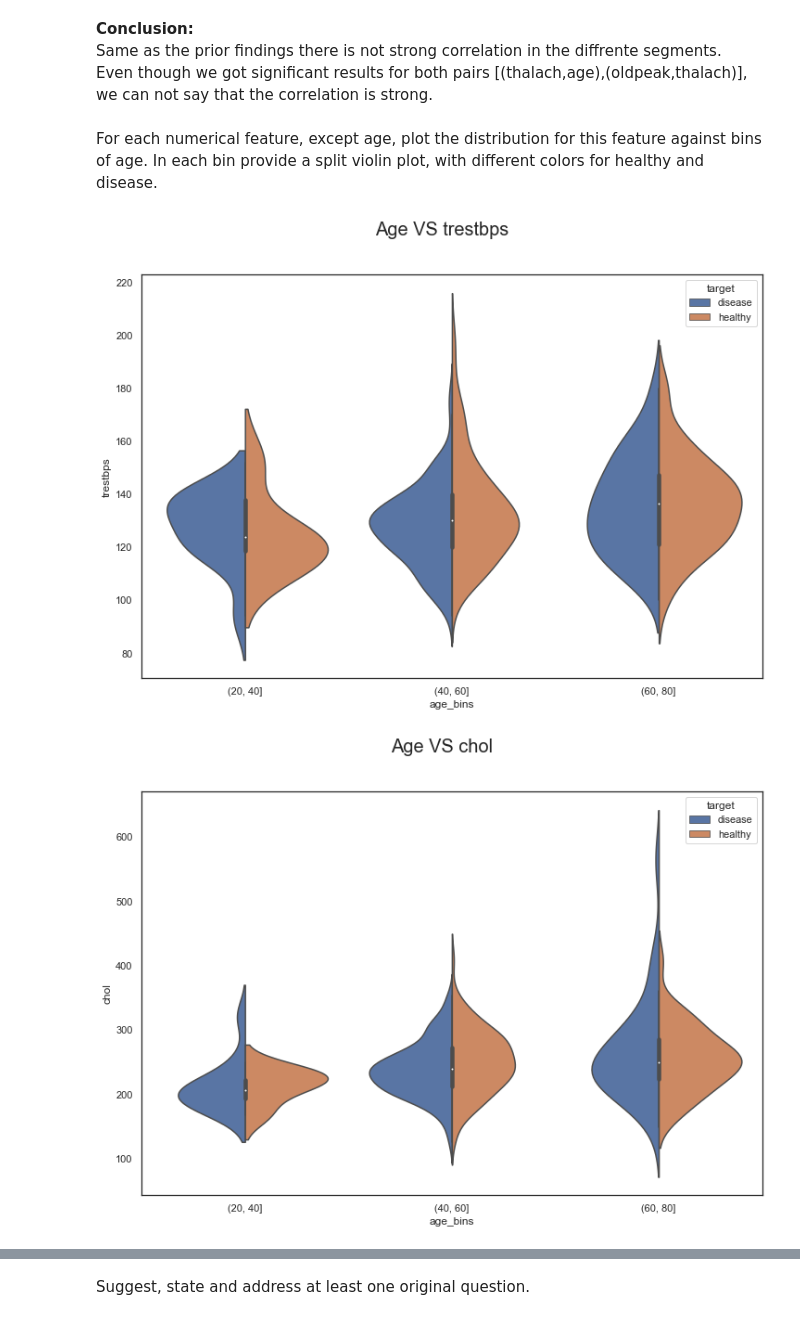
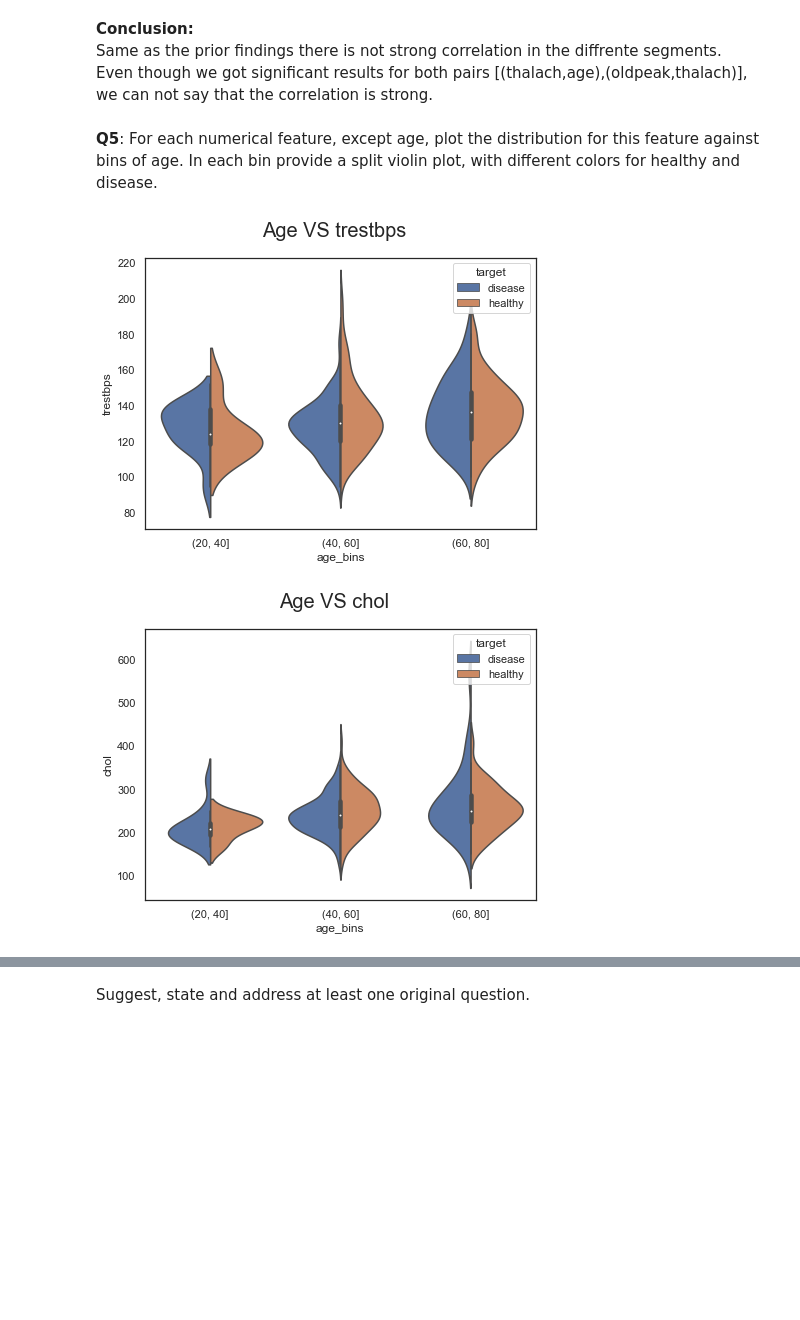
Before and after one commit to Oren-Ben/IDC, a Jupyter notebook: statistics/third_ex/204079453_205714447.ipynb, the cells around one changed output, grey strips where cells are left out. Drawn from its saved outputs; the diff is of its cells as text; code cells hidden in the pictures; blank space fills up the shorter version.

```diff
--- a/statistics/third_ex/204079453_205714447.ipynb
+++ b/statistics/third_ex/204079453_205714447.ipynb
@@ -563,22 +558,22 @@ p_value_disease_age_thalach_pearson = stats.pearsonr(disease_num_df['age'],disea
 <br>Same as the prior findings there is not strong correlation in the diffrente segments.
 <br>Even though we got significant results for both pairs [(thalach,age),(oldpeak,thalach)], we can not say that the correlation is strong.
 # %% [markdown]
-For each numerical feature, except age, plot the distribution for this feature against bins of age. In each bin provide a split violin plot, with different colors for healthy and disease.
+<b>Q5</b>: For each numerical feature, except age, plot the distribution for this feature against bins of age. In each bin provide a split violin plot, with different colors for healthy and disease.
 # %%
 df_num_violin = df_num.loc[:, df_num.columns != 'age']
 cols = df_num_violin.columns
 
 df_num_violin['target'] = df['target']
 df_num_violin['target'] = np.where(df_num_violin['target']==0,'healthy','disease')
 
 age_bins = np.array([20,40,60,80])
 df_num_violin['age_bins'] = pd.cut(x=df['age'], bins=age_bins)
 
 for col in cols:
-    fig, ax = plt.subplots(figsize=(12,8))
+    fig, ax = plt.subplots(figsize=(7,5))
     fig.suptitle(f"Age VS {col}", fontsize=20)
     sns.violinplot(x='age_bins', y=col, hue='target', data=df_num_violin,split=True)
     plt.show()
 # %% [output]
-[figure, old version]
+[figure, new version]
-[figure, old version]
+[figure, new version]
```
Also changed, not shown: parts of 51 cells of this notebook.
